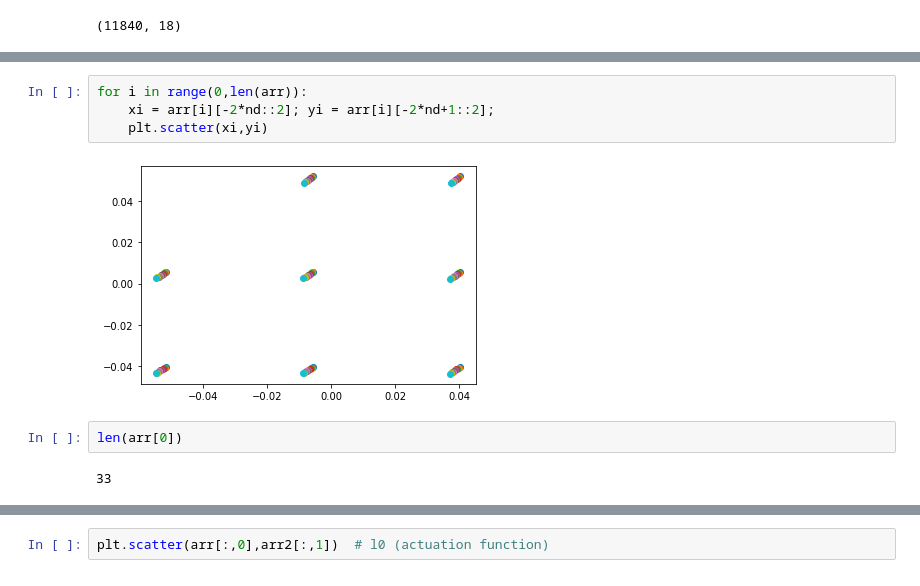
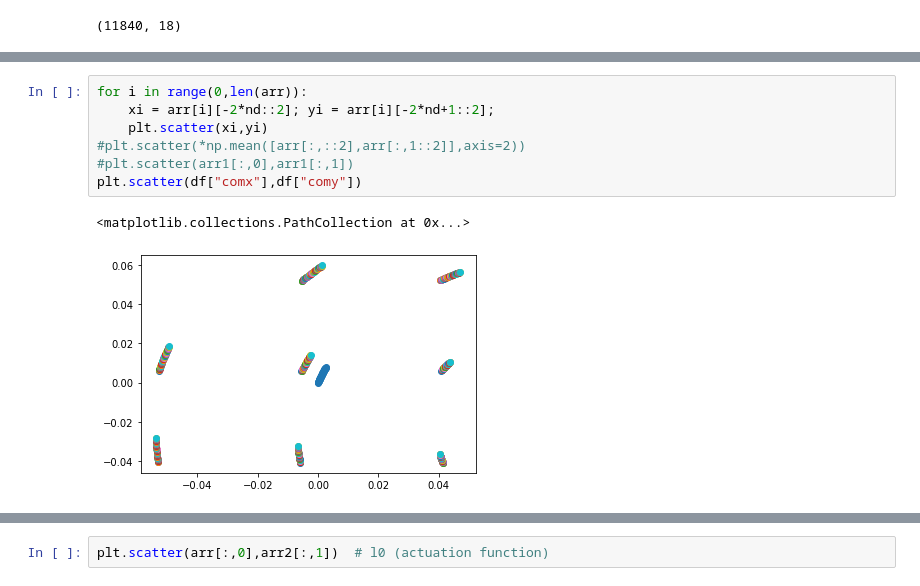
Before and after one commit to mannusschomaker/HeterogeneousGridBots, a Jupyter notebook: cpp/libsoda-cxx/debug.ipynb, the cells around one changed output, grey strips where cells are left out. Saved outputs shown, nothing was run; the diff lists cells and outputs as text.

```diff
--- a/cpp/libsoda-cxx/debug.ipynb
+++ b/cpp/libsoda-cxx/debug.ipynb
@@ -39,10 +33,10 @@ plt.scatter(xi,yi)
 # %%
 for i in range(0,len(arr)):
     xi = arr[i][-2*nd::2]; yi = arr[i][-2*nd+1::2];
     plt.scatter(xi,yi)
+#plt.scatter(*np.mean([arr[:,::2],arr[:,1::2]],axis=2))
+#plt.scatter(arr1[:,0],arr1[:,1])
+plt.scatter(df["comx"],df["comy"])
 # %% [output]
+<matplotlib.collections.PathCollection at 0x...>
-[figure, old version]
+[figure, new version]
-# %%
-len(arr[0])
-# %% [output]
-33
```
Also changed, not shown: parts of 20 cells of this notebook, 5 other files.
